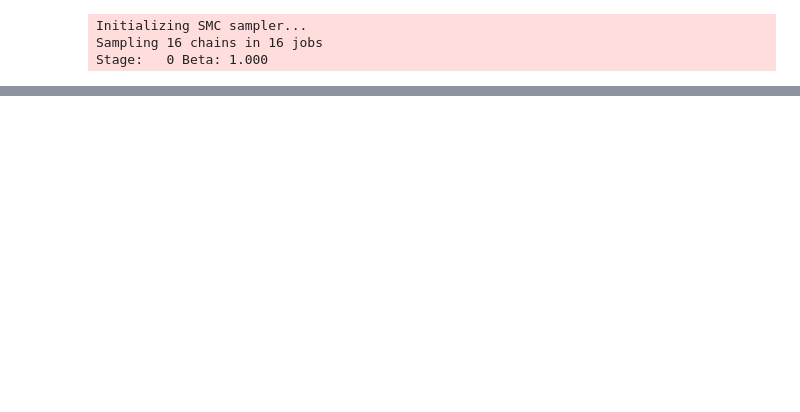
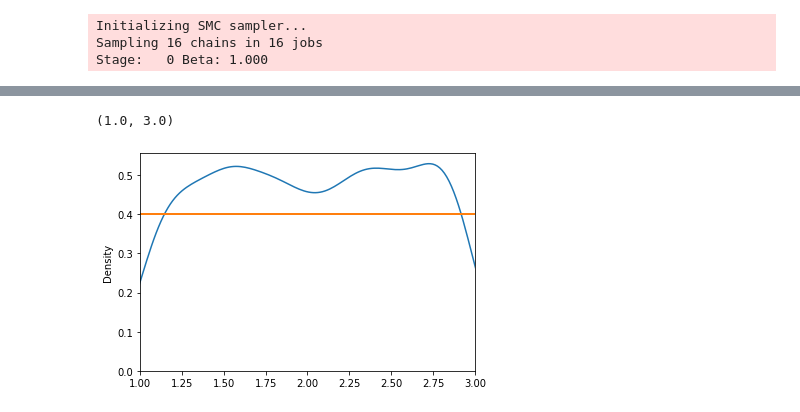
Before and after one commit to alexeykosh/2022-generative-inference-lexical-organization, a Jupyter notebook: ABC_draft.ipynb, the cells around one changed output, grey strips where cells are left out. Cells and saved outputs as stored; diff of their text form; code cells hidden in the pictures; blank space fills up the shorter version.

```diff
--- a/ABC_draft.ipynb
+++ b/ABC_draft.ipynb
@@ -337,0 +326,7 @@ az.plot_trace(trace_sense, kind="rank_vlines", figsize=(10, 4))
+# %%
+sns.kdeplot(trace_sense['a'])
+sns.kdeplot(np.linspace(1, 3, 4000), [0.4]*4000)
+plt.xlim(1,3)
+# %% [output]
+(1.0, 3.0)
+[figure, added]
```
Also changed, not shown: parts of 13 cells of this notebook.
